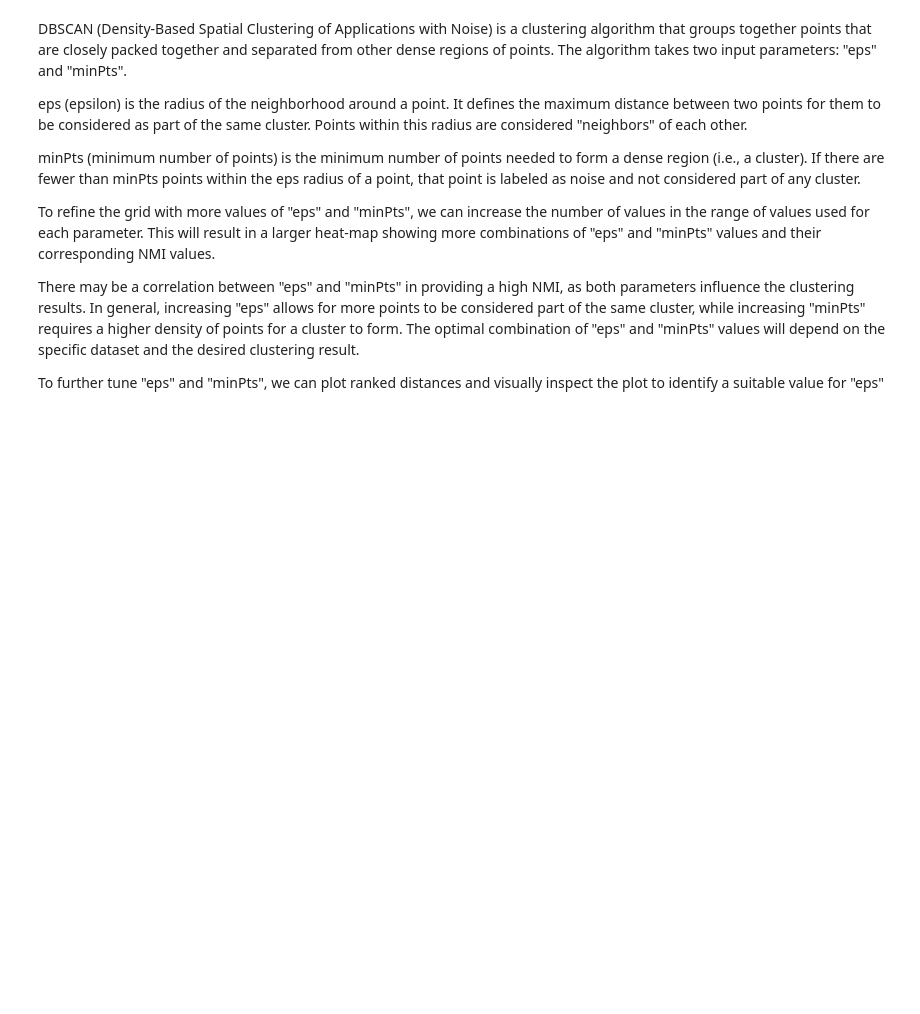
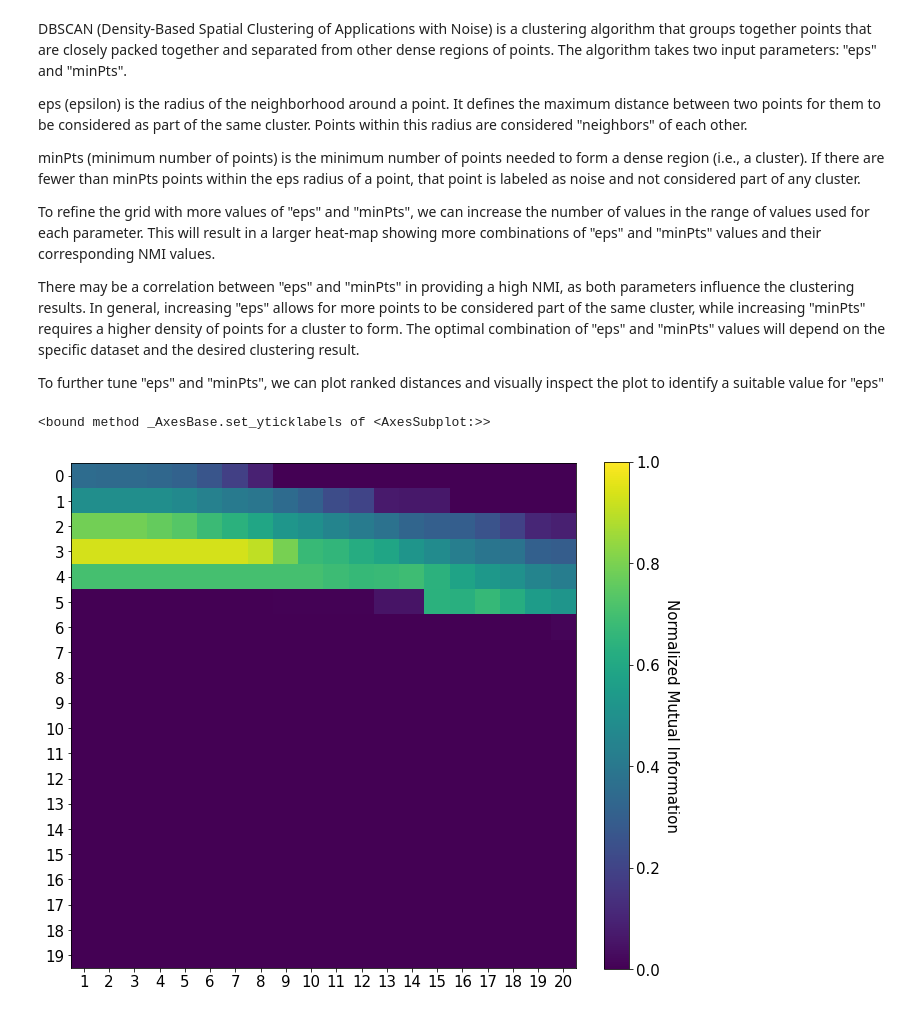
Before and after one commit to Berto70/comp_lab_b, a Jupyter notebook: Exercises/E3/group2307_exercise3.ipynb, the cells around one changed output. Cells and saved outputs as stored; diff of their text form; code cells hidden in the pictures; blank space fills up the shorter version.

```diff
--- a/Exercises/E3/group2307_exercise3.ipynb
+++ b/Exercises/E3/group2307_exercise3.ipynb
@@ -229,17 +253,18 @@ for i, eps in enumerate(eps_range):
         NMI_array[i, j] = NMI(y_true, y_pred)
 # %%
 # Plot heat-map of NMI values
-fig, ax = plt.subplots(figsize=(6, 6))
+fig, ax = plt.subplots(figsize=(10, 10))
 im = ax.imshow(NMI_array, cmap='viridis', vmin=0.0, vmax=1.0)
 
 # Add color-bar
-cbar = ax.figure.colorbar(im, ax=ax, fraction=0.045)
+cbar = ax.figure.colorbar(im, ax=ax, fraction=0.0455)
 cbar.ax.set_ylabel('Normalized Mutual Information', rotation=-90, va="bottom")
 
 # Add ticks and labels
-ax.set_xticks(np.arange(len(minPts_range),step=2))
+ax.set_xticks(np.arange(len(minPts_range)))
 ax.set_yticks(np.arange(len(eps_range)))
-ax.set_xticklabels(['{}'.format(x) for x in np.arange(len(minPts_range),step=2)])
+ax.set_xticklabels(['{}'.format(x) for x in minPts_range])
 ax.set_yticklabels
-ax.set_xlabel('minPts')
-ax.set_ylabel('eps')
+# %% [output]
+<bound method _AxesBase.set_yticklabels of <AxesSubplot:>>
+[figure, added]
```
Also changed, not shown: parts of 8 cells of this notebook, 1 other file.
